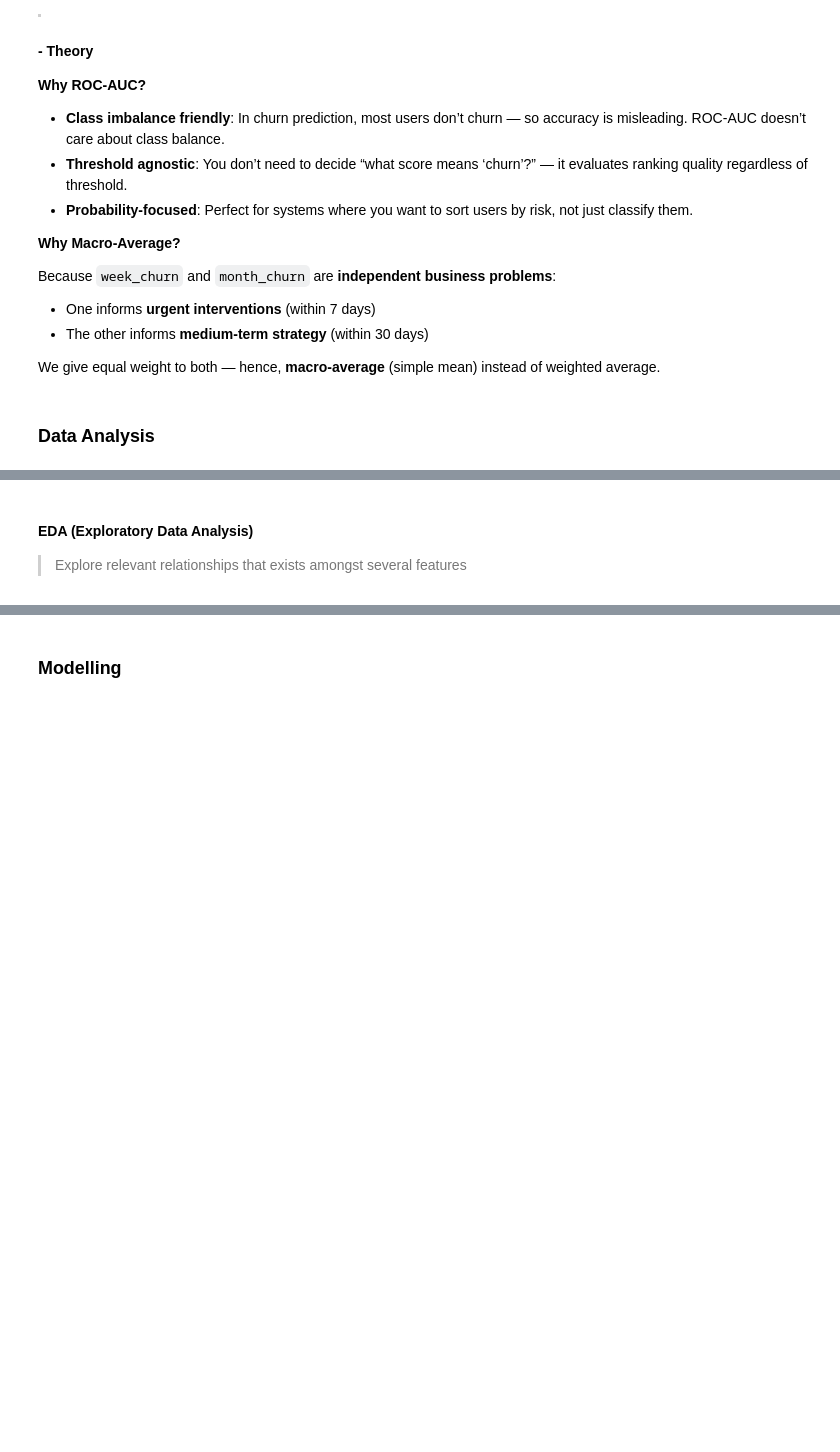
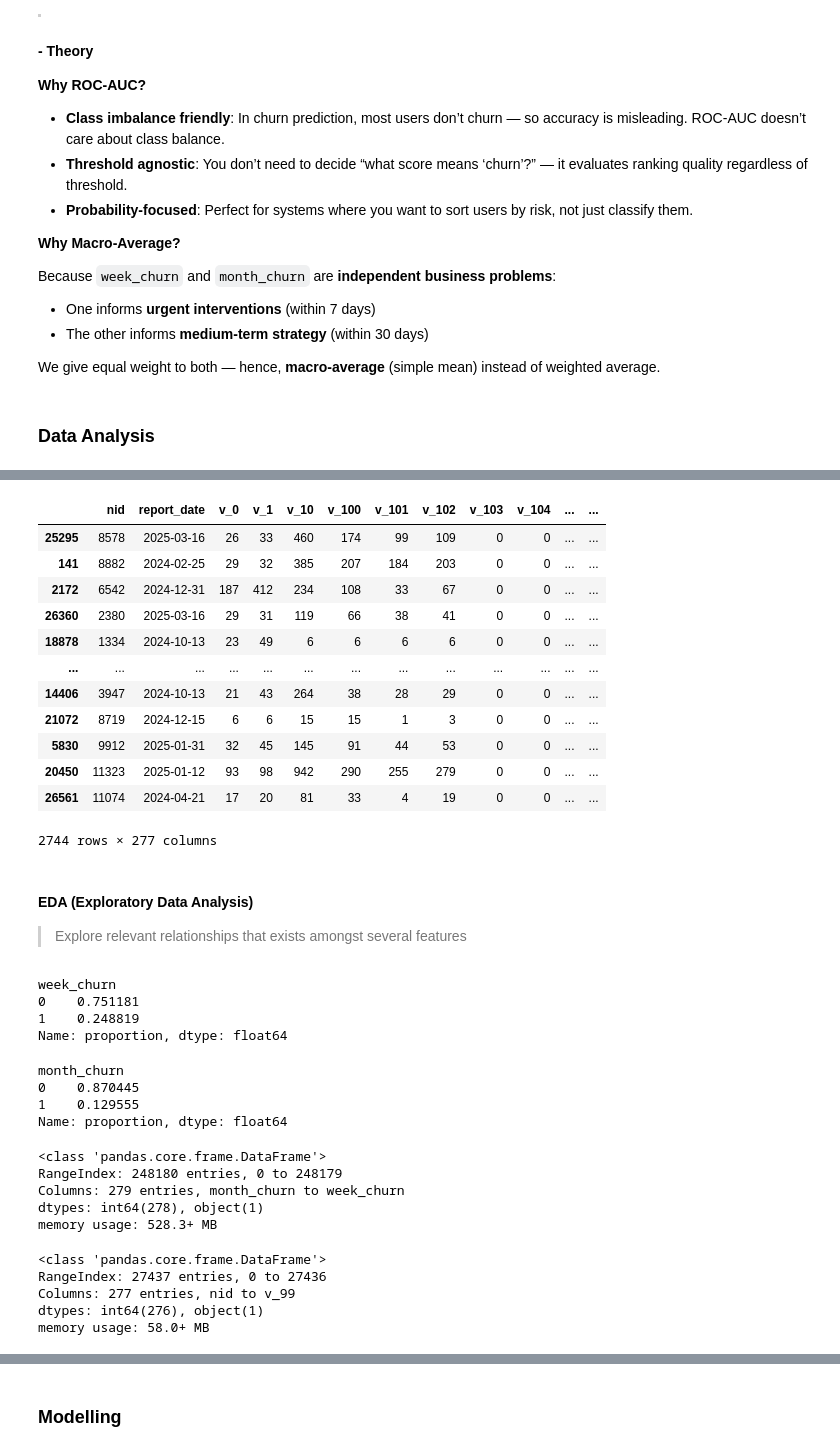
Before and after one commit to PrinssAlex/Predicting-Teacher-Churn-in-Yandex-Uchebnik-A-Short-Term-Retention-Forecasting-System, a Jupyter notebook: workspace.ipynb, the cells around one changed output, grey strips where cells are left out. Cells and saved outputs as stored; diff of their text form; code cells hidden in the pictures; blank space fills up the shorter version.

Commit message:
did baseline training

```diff
--- a/workspace.ipynb
+++ b/workspace.ipynb
@@ -80,3 +93,5 @@ We give equal weight to both — hence, **macro-average** (simple mean) instead
 ### Data Analysis
 # %%
 # import data
+train = pd.read_csv('train.csv')
+test = pd.read_csv('test.csv')
@@ -85,0 +114,16 @@ We give equal weight to both — hence, **macro-average** (simple mean) instead
+# %%
+test.sample(frac=.1)
+# %% [output]
+|  | nid | report_date | v_0 | v_1 | v_10 | v_100 | v_101 | v_102 | v_103 | v_104 | ... | ... |
+| 25295 | 8578 | 2025-03-16 | 26 | 33 | 460 | 174 | 99 | 109 | 0 | 0 | ... | ... |
+| 141 | 8882 | 2024-02-25 | 29 | 32 | 385 | 207 | 184 | 203 | 0 | 0 | ... | ... |
+| 2172 | 6542 | 2024-12-31 | 187 | 412 | 234 | 108 | 33 | 67 | 0 | 0 | ... | ... |
+| 26360 | 2380 | 2025-03-16 | 29 | 31 | 119 | 66 | 38 | 41 | 0 | 0 | ... | ... |
+| 18878 | 1334 | 2024-10-13 | 23 | 49 | 6 | 6 | 6 | 6 | 0 | 0 | ... | ... |
+| ... | ... | ... | ... | ... | ... | ... | ... | ... | ... | ... | ... | ... |
+| 14406 | 3947 | 2024-10-13 | 21 | 43 | 264 | 38 | 28 | 29 | 0 | 0 | ... | ... |
+| 21072 | 8719 | 2024-12-15 | 6 | 6 | 15 | 15 | 1 | 3 | 0 | 0 | ... | ... |
+| 5830 | 9912 | 2025-01-31 | 32 | 45 | 145 | 91 | 44 | 53 | 0 | 0 | ... | ... |
+| 20450 | 11323 | 2025-01-12 | 93 | 98 | 942 | 290 | 255 | 279 | 0 | 0 | ... | ... |
+| 26561 | 11074 | 2024-04-21 | 17 | 20 | 81 | 33 | 4 | 19 | 0 | 0 | ... | ... |
+2744 rows × 277 columns
@@ -88,0 +149,31 @@ We give equal weight to both — hence, **macro-average** (simple mean) instead
+# %%
+# check distribution in week and month dataframes
+y_week.value_counts(normalize=True)
+# %% [output]
+week_churn
+0    0.751181
+1    0.248819
+Name: proportion, dtype: float64
+# %%
+y_month.value_counts(normalize=True)
+# %% [output]
+month_churn
+0    0.870445
+1    0.129555
+Name: proportion, dtype: float64
+# %%
+train.info()
+# %% [output]
+<class 'pandas.core.frame.DataFrame'>
+RangeIndex: 248180 entries, 0 to 248179
+Columns: 279 entries, month_churn to week_churn
+dtypes: int64(278), object(1)
+memory usage: 528.3+ MB
+# %%
+test.info()
+# %% [output]
+<class 'pandas.core.frame.DataFrame'>
+RangeIndex: 27437 entries, 0 to 27436
+Columns: 277 entries, nid to v_99
+dtypes: int64(276), object(1)
+memory usage: 58.0+ MB
```
Also changed, not shown: parts of 9 cells of this notebook.
